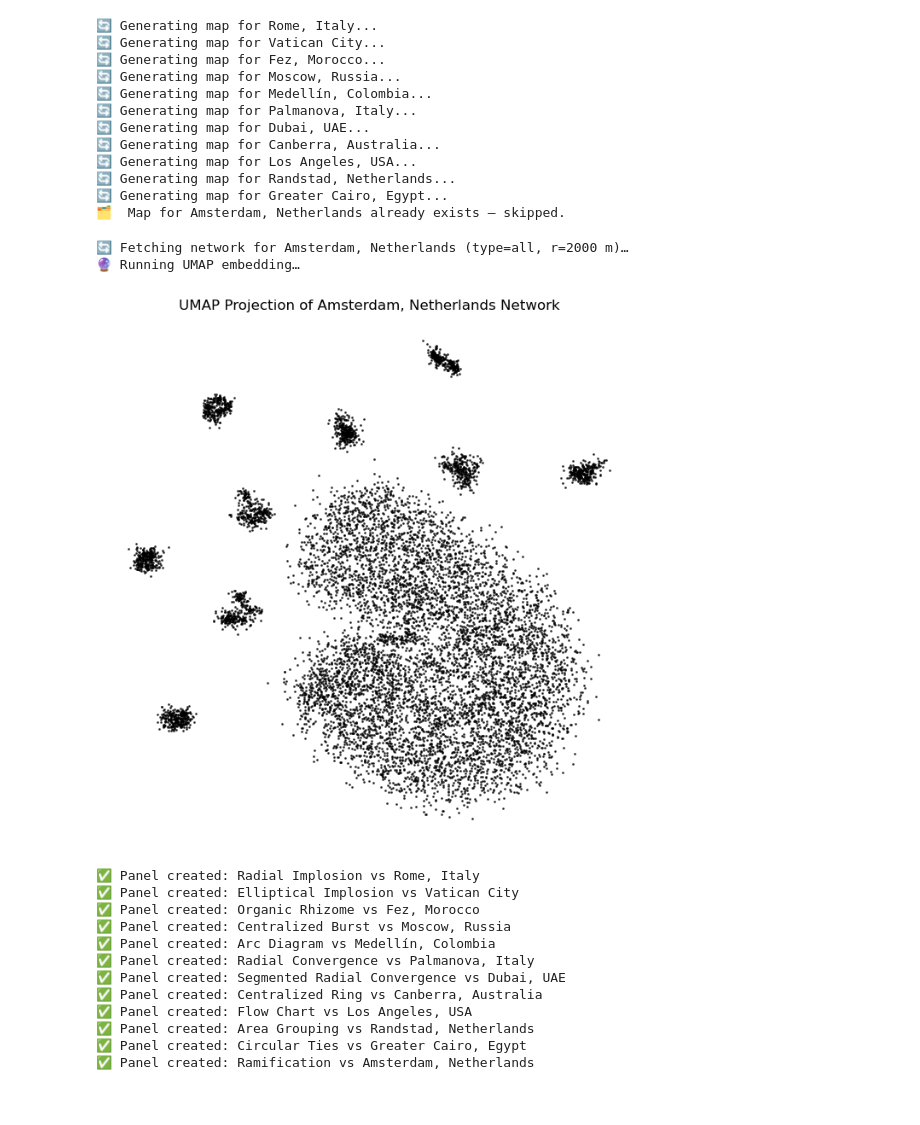
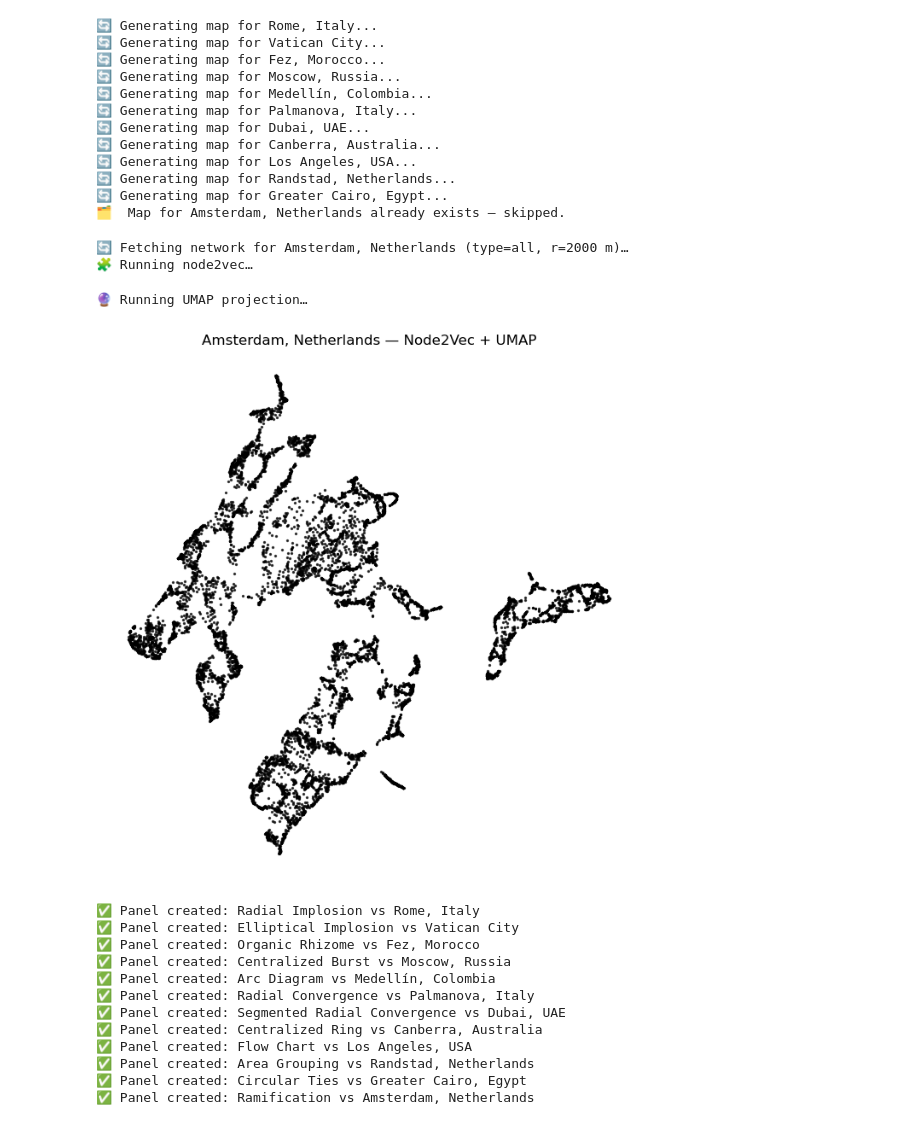
Before and after one commit to rodighiero/urban-mapper, a Jupyter notebook: generator.ipynb, the cells around one changed output. Cells and saved outputs as stored; diff of their text form; code cells hidden in the pictures.

Commit message:
Word2Vec

```diff
--- a/generator.ipynb
+++ b/generator.ipynb
@@ -115,68 +115,63 @@ with open(cache_path, "w") as f:
 🔄 Generating map for Greater Cairo, Egypt...
 🗂️  Map for Amsterdam, Netherlands already exists – skipped.
 # %%
-import os
-import time
-import json
+import os, time, json
 import networkx as nx
 import osmnx as ox
 import matplotlib.pyplot as plt
 import numpy as np
 import umap
-from scipy.sparse import csr_matrix
+from node2vec import Node2Vec
 
-# settings
 ox.settings.use_cache = True
 ox.settings.overpass_endpoint = "https://overpass.kumi.systems/api"
 network_dir = "networks"
 os.makedirs(network_dir, exist_ok=True)
 
-# filter for Amsterdam
 updated_cache = []
 for entry in city_data:
     if entry["nam"] != "Amsterdam, Netherlands":
         continue
 
-    name = entry["nam"]
-    coords = entry["crd"]
-    dist = entry["dst"]
-    ntw = entry["ntw"]
+    name, coords, dist, ntw = entry["nam"], entry["crd"], entry["dst"], entry["ntw"]
 
     print(f"🔄 Fetching network for {name} (type={ntw}, r={dist} m)…")
     G = ox.graph_from_point(coords, dist=dist, network_type=ntw)
 
-    # largest connected component
     Gu = nx.Graph(G)
-    lcc = max(nx.connected_components(Gu), key=len)
-    H = Gu.subgraph(lcc).copy()
+    H = Gu.subgraph(max(nx.connected_components(Gu), key=len)).copy()
 
-    # adjacency matrix for UMAP
-    A = nx.to_scipy_sparse_array(H)
-    if not isinstance(A, csr_matrix):  # ensure csr_matrix
-        A = csr_matrix(A)
+    # --- node2vec embedding ---
+    print("🧩 Running node2vec…")
+    n2v = Node2Vec(H, dimensions=64, walk_length=30, num_walks=200, workers=2, seed=42)
+    model = n2v.fit(window=10, min_count=1, batch_words=4)
 
-    # --- UMAP embedding with stronger structure ---
-    print("🔮 Running UMAP embedding…")
+    nodes = list(H.nodes())
+    X = np.array([model.wv[str(node)] for node in nodes])
+
+    # --- UMAP projection ---
+    print("🔮 Running UMAP projection…")
     embed = umap.UMAP(
-        n_neighbors=300,
+        n_neighbors=50,
         min_dist=0.05,
-        metric="euclidean",
+        metric="cosine",
         random_state=42
-    ).fit_transform(A)
+    ).fit_transform(X)
 
     # --- plot ---
     plt.figure(figsize=(8, 8))
-    plt.scatter(embed[:, 0], embed[:, 1], s=1, c="black", alpha=0.7)
+    plt.scatter(embed[:, 0], embed[:, 1], s=2, c="black", alpha=0.7)
     plt.axis("off")
-    plt.title(f"UMAP Projection of {name} Network", fontsize=12)
+    plt.title(f"{name} — Node2Vec + UMAP", fontsize=12)
     plt.show()
 
     updated_cache.append(entry)
     time.sleep(1)
 # %% [output]
 🔄 Fetching network for Amsterdam, Netherlands (type=all, r=2000 m)…
-🔮 Running UMAP embedding…
+🧩 Running node2vec…
+🔮 Running UMAP projection…
-[figure, old version]
+[figure, new version]
 # %%
 comparison_images = []
 
```
Also changed, not shown: 2 other files.
